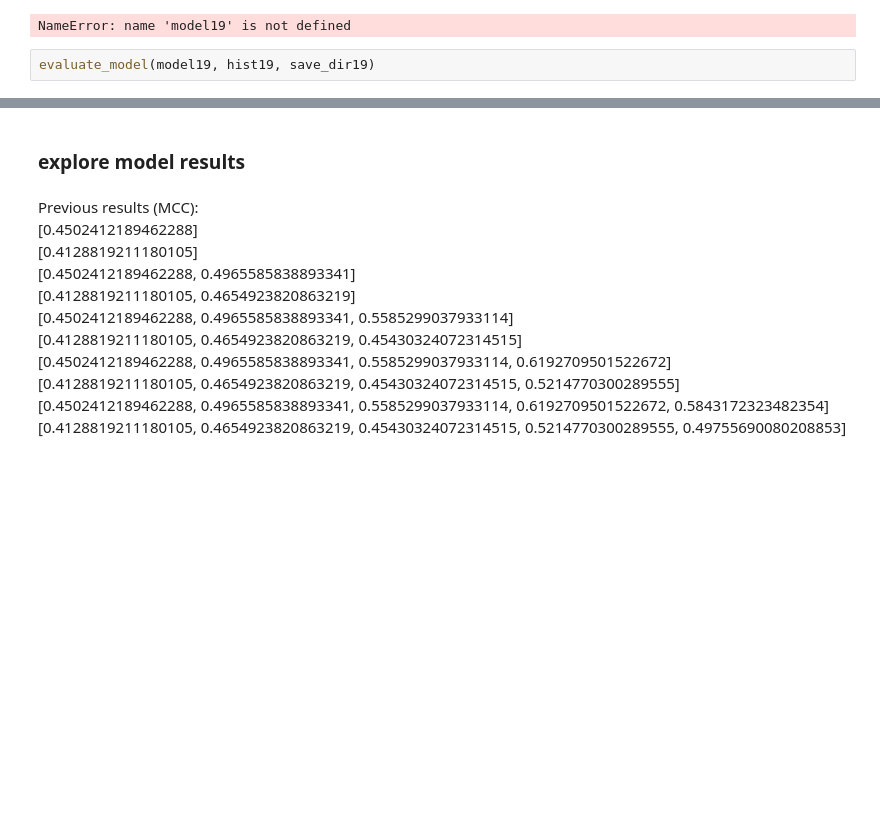
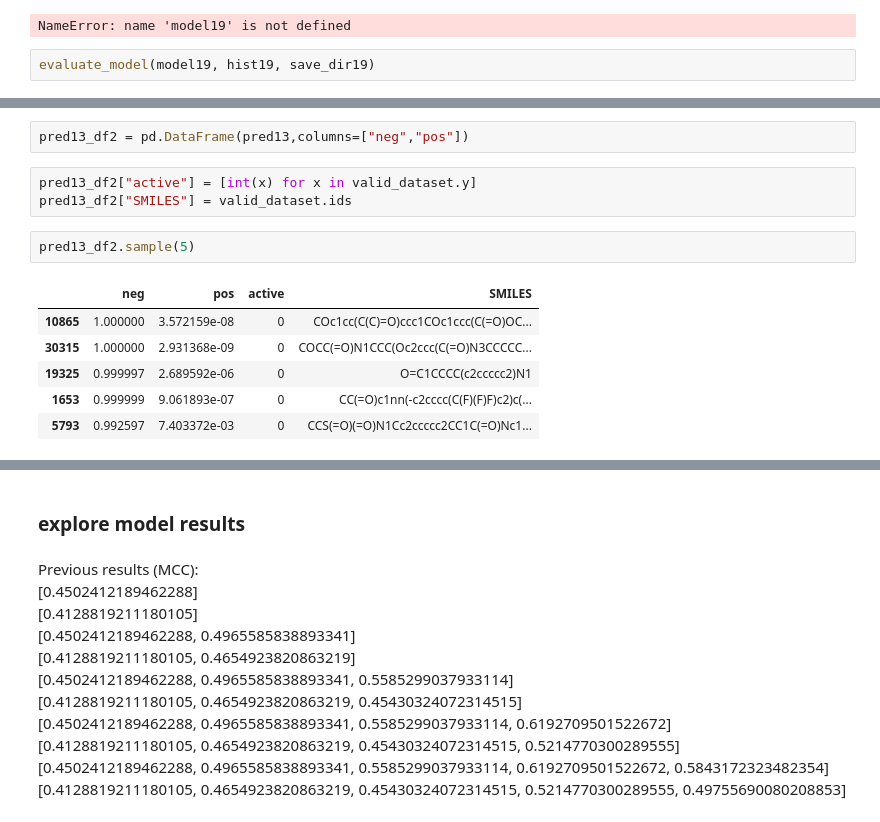
Before and after one commit to kajayi/Capstone, a Jupyter notebook: notebooks/06_GCN_models.ipynb, the cells around one changed output, grey strips where cells are left out. Drawn from its saved outputs; the diff is of its cells as text; blank space fills up the shorter version.

```diff
--- a/notebooks/06_GCN_models.ipynb
+++ b/notebooks/06_GCN_models.ipynb
@@ -1909,0 +2076,14 @@ evaluate_model(model19, hist19, save_dir19)
+# %%
+pred13_df2 = pd.DataFrame(pred13,columns=["neg","pos"])
+# %%
+pred13_df2["active"] = [int(x) for x in valid_dataset.y]
+pred13_df2["SMILES"] = valid_dataset.ids
+# %%
+pred13_df2.sample(5)
+# %% [output]
+|  | neg | pos | active | SMILES |
+| 10865 | 1.000000 | 3.572159e-08 | 0 | COc1cc(C(C)=O)ccc1COc1ccc(C(=O)OC... |
+| 30315 | 1.000000 | 2.931368e-09 | 0 | COCC(=O)N1CCC(Oc2ccc(C(=O)N3CCCCC... |
+| 19325 | 0.999997 | 2.689592e-06 | 0 | O=C1CCCC(c2ccccc2)N1 |
+| 1653 | 0.999999 | 9.061893e-07 | 0 | CC(=O)c1nn(-c2cccc(C(F)(F)F)c2)c(... |
+| 5793 | 0.992597 | 7.403372e-03 | 0 | CCS(=O)(=O)N1Cc2ccccc2CC1C(=O)Nc1... |
```
Also changed, not shown: parts of 27 cells of this notebook, 3 other files.
